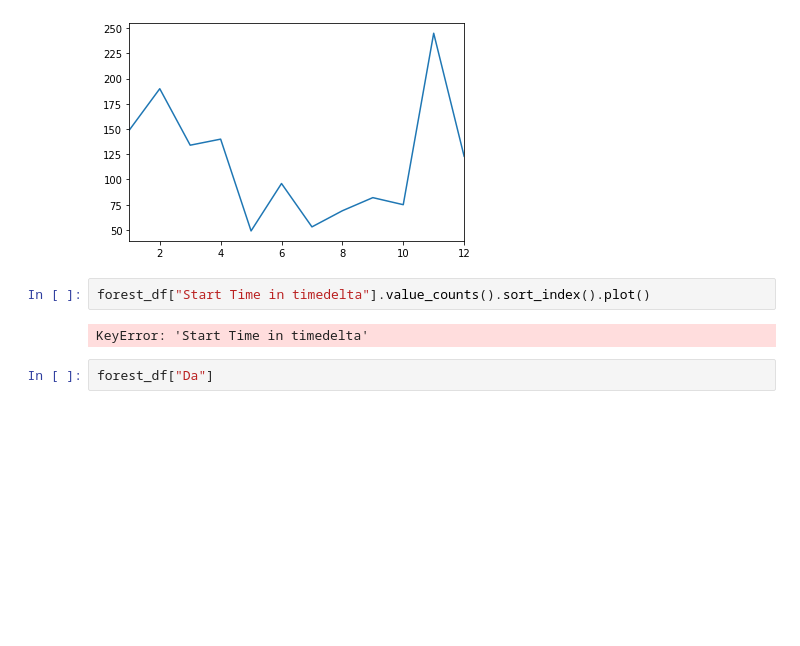
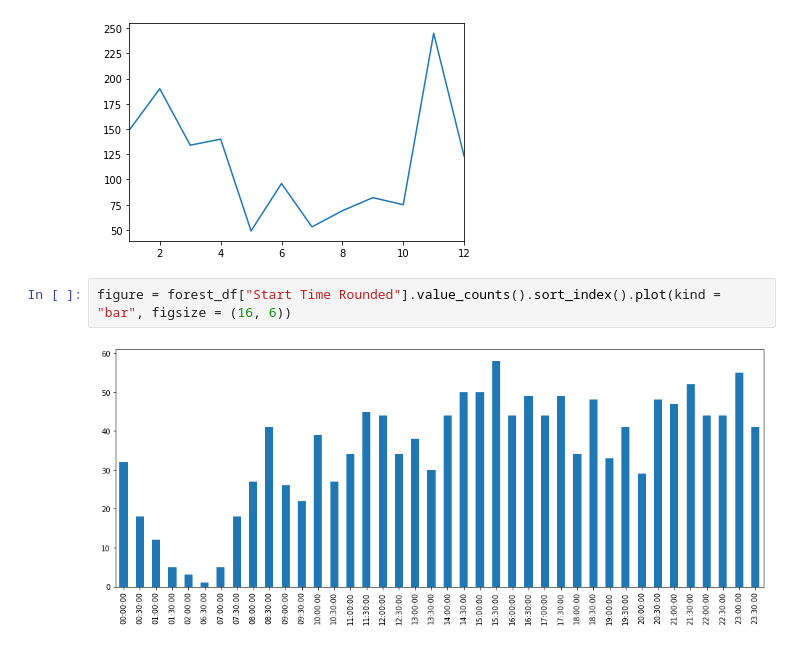
Before and after one commit to statistactics/forest-visual, a Jupyter notebook: Forest Visualization.ipynb, the cells around one changed output. Cells and saved outputs as stored; diff of their text form; blank space fills up the shorter version.

```diff
--- a/Forest Visualization.ipynb
+++ b/Forest Visualization.ipynb
@@ -489,8 +475,6 @@ forest_df["Month"].value_counts().sort_index().plot()
 <matplotlib.axes._subplots.AxesSubplot at 0x...>
 [figure]
 # %%
-forest_df["Start Time in timedelta"].value_counts().sort_index().plot()
+figure = forest_df["Start Time Rounded"].value_counts().sort_index().plot(kind = "bar", figsize = (16, 6))
 # %% [output]
-KeyError: 'Start Time in timedelta'
+[figure, added]
-# %%
-forest_df["Da"]
```
Also changed, not shown: parts of 15 cells of this notebook.
